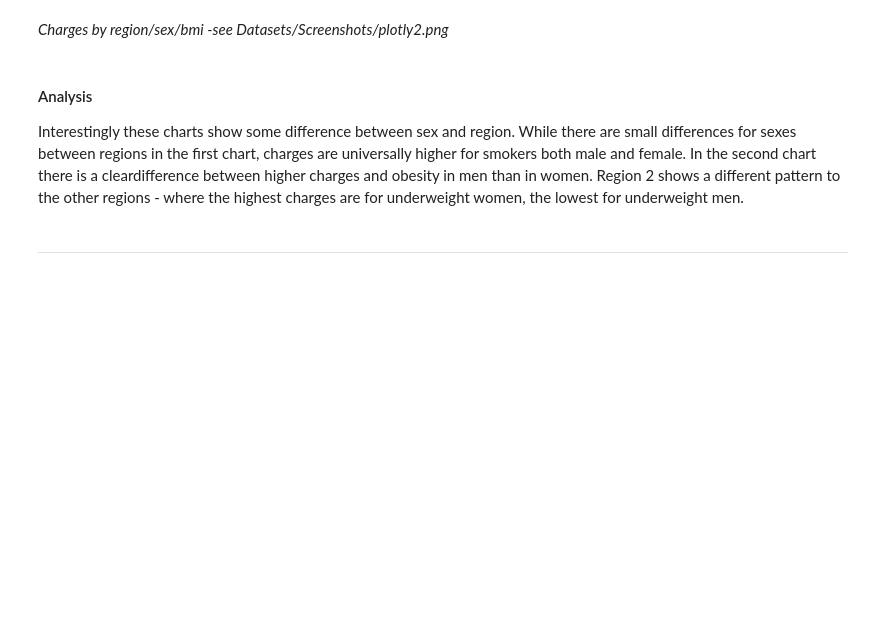
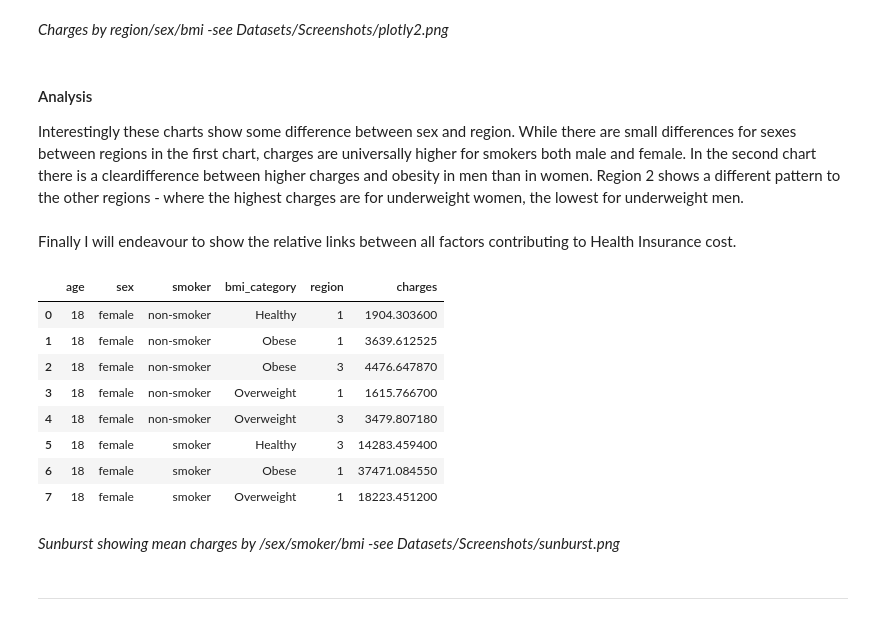
Before and after one commit to Mikeecee1/HealthInsuranceAnalysis, a Jupyter notebook: jupyter_notebooks/DataVisualisation.ipynb, the cells around one changed output. Drawn from its saved outputs; the diff is of its cells as text; code cells hidden in the pictures; blank space fills up the shorter version.

Commit message:
Completed visualisations, added sunburst plot with screenshot added

```diff
--- a/jupyter_notebooks/DataVisualisation.ipynb
+++ b/jupyter_notebooks/DataVisualisation.ipynb
@@ -226,3 +226,21 @@ _Charges by region/sex/bmi -see Datasets/Screenshots/plotly2.png_
 
 Interestingly these charts show some difference between sex and region. While there are small differences for sexes between regions in the first chart, charges are universally higher for smokers both male and female.
 In the second chart there is a cleardifference between higher charges and obesity in men than in women. Region 2 shows a different pattern to the other regions - where the highest charges are for underweight women, the lowest for underweight men.
+# %% [markdown]
+Finally I will endeavour to show the relative links between all factors contributing to Health Insurance cost.
+# %%
+#plotly sunburst plot showing average charges by category
+#First create  df for average charges
+avg_df = df.groupby(['age', 'sex', 'smoker', 'bmi_category','region'], as_index=False)['charges'].mean()
+avg_df['smoker'] = avg_df['smoker'].replace({'yes': 'smoker', 'no': 'non-smoker'})
+avg_df.head(8)
+# %% [output]
+|  | age | sex | smoker | bmi_category | region | charges |
+| 0 | 18 | female | non-smoker | Healthy | 1 | 1904.303600 |
+| 1 | 18 | female | non-smoker | Obese | 1 | 3639.612525 |
+| 2 | 18 | female | non-smoker | Obese | 3 | 4476.647870 |
+| 3 | 18 | female | non-smoker | Overweight | 1 | 1615.766700 |
+| 4 | 18 | female | non-smoker | Overweight | 3 | 3479.807180 |
+| 5 | 18 | female | smoker | Healthy | 3 | 14283.459400 |
+| 6 | 18 | female | smoker | Obese | 1 | 37471.084550 |
+| 7 | 18 | female | smoker | Overweight | 1 | 18223.451200 |
@@ -229,3 +257,5 @@ In the second chart there is a cleardifference between higher charges and obesit
+# %% [markdown]
+_Sunburst showing mean charges by /sex/smoker/bmi -see Datasets/Screenshots/sunburst.png_
 # %% [markdown]
 ---
 # %% [markdown]
```
Also changed, not shown: parts of 1 cell of this notebook, 1 other file.
